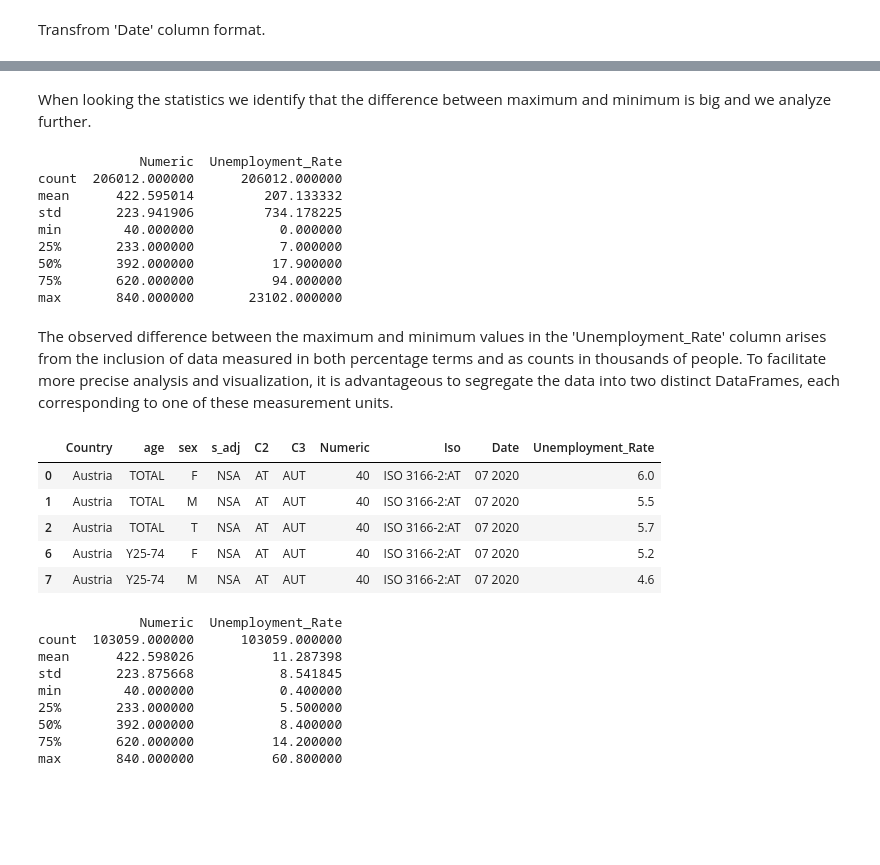
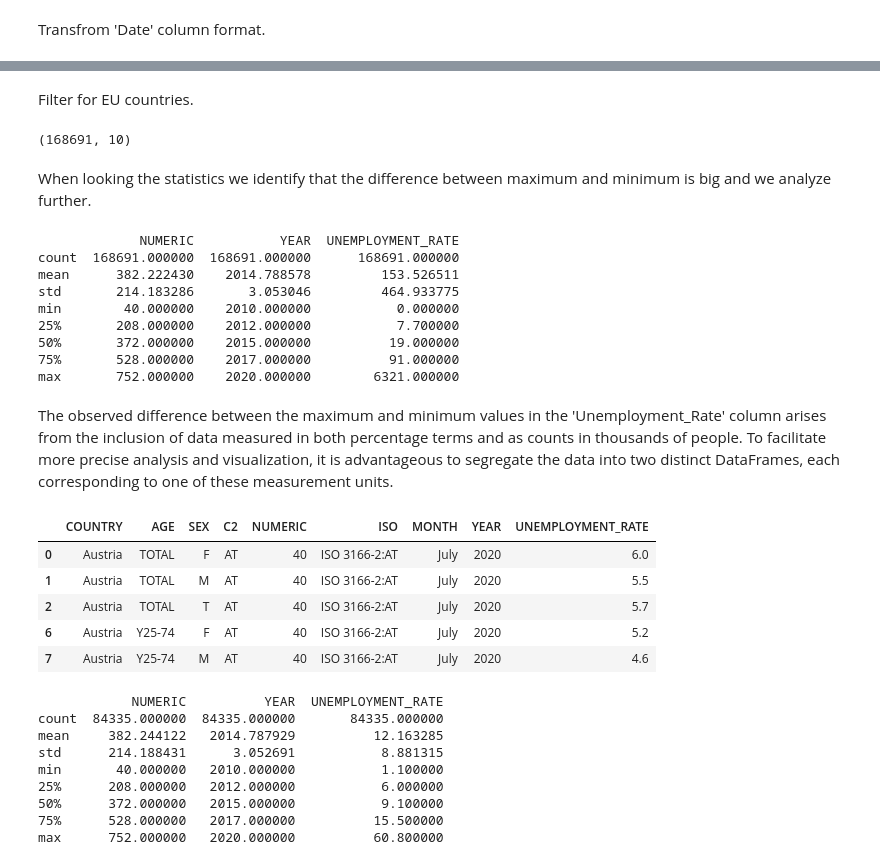
Before and after one commit to valzagrainca/Analysis-of-unemployment-in-EU-countries, a Jupyter notebook: unemployment.ipynb, the cells around one changed output, grey strips where cells are left out. Drawn from its saved outputs; the diff is of its cells as text; code cells hidden in the pictures; blank space fills up the shorter version.

Commit message:
Filter only EU  countries

```diff
--- a/unemployment.ipynb
+++ b/unemployment.ipynb
@@ -139,0 +142,3 @@ data_tr_df.head()
+# %%
+data_tr_df = data_tr_df.drop('C3', axis=1)
+data_tr_df.head()
@@ -196,7 +207,11 @@ Duplicated data:  0
 Transfrom 'Date' column format.
 # %%
 data_tr_df['Date'] = pd.to_datetime(data_tr_df['Date'], format='%YM%m ', errors='coerce')
-data_tr_df['Date'] = data_tr_df['Date'].dt.strftime('%m %Y')
+
+data_tr_df['Month'] = data_tr_df['Date'].dt.strftime('%B')
+data_tr_df['Year'] = data_tr_df['Date'].dt.year
+
+data_tr_df = data_tr_df.drop('Date', axis=1)
 
 data_tr_df.head()
 # %% [output]
@@ -208,0 +226,6 @@ data_tr_df.head()
+# %%
+data_tr_df = data_tr_df[['Country', 'age', 'unit', 'sex', 'C2', 'Numeric', 'Iso', 'Month', 'Year', 'Unemployment_Rate']]
+
+data_tr_df.columns = [col.upper() for col in data_tr_df.columns]
+
+data_tr_df.head()
@@ -209,39 +239,47 @@ data_tr_df.head()
+# %% [markdown]
+Filter for EU countries.
+# %%
+eu_countries = ['AT','BE','BG','CY','CZ','DE','DK','EE','ES','FI','FR','GR','HR','HU','IE','IT','LT','LU','LV','MT','NL','PO','PT','RO','SE','SI','SK']  # Add the correct EU country codes
+data_tr_df = data_tr_df[data_tr_df['C2'].isin(eu_countries)]
+data_tr_df.shape
+# %% [output]
+(168691, 10)
 # %% [markdown]
 When looking the statistics we identify that the difference between maximum and minimum is big and we analyze further.
 # %%
 print(data_tr_df.describe())
 # %% [output]
-             Numeric  Unemployment_Rate
-count  206012.000000      206012.000000
-mean      422.595014         207.133332
-std       223.941906         734.178225
-min        40.000000           0.000000
-25%       233.000000           7.000000
-50%       392.000000          17.900000
-75%       620.000000          94.000000
-max       840.000000       23102.000000
+             NUMERIC           YEAR  UNEMPLOYMENT_RATE
+count  168691.000000  168691.000000      168691.000000
+mean      382.222430    2014.788578         153.526511
+std       214.183286       3.053046         464.933775
+min        40.000000    2010.000000           0.000000
+25%       208.000000    2012.000000           7.700000
+50%       372.000000    2015.000000          19.000000
+75%       528.000000    2017.000000          91.000000
+max       752.000000    2020.000000        6321.000000
 # %% [markdown]
 The observed difference between the maximum and minimum values in the 'Unemployment_Rate' column arises from the inclusion of data measured in both percentage terms and as counts in thousands of people. To facilitate more precise analysis and visualization, it is advantageous to segregate the data into two distinct DataFrames, each corresponding to one of these measurement units.
 # %%
-ts_df_pct = data_tr_df[data_tr_df["unit"] == "PC_ACT"].drop("unit", axis=1)  # Percentage Active Population
-ts_df_th = data_tr_df[data_tr_df["unit"] == "THS_PER"].drop("unit", axis=1)  # Thousands Person
+ts_df_pct = data_tr_df[data_tr_df["UNIT"] == "PC_ACT"].drop("UNIT", axis=1)  # Percentage Active Population
+ts_df_th = data_tr_df[data_tr_df["UNIT"] == "THS_PER"].drop("UNIT", axis=1)  # Thousands Person
 ts_df_pct.head(5)
 # %% [output]
-|  | Country | age | sex | s_adj | C2 | C3 | Numeric | Iso | Date | Unemployment_Rate |
-| 0 | Austria | TOTAL | F | NSA | AT | AUT | 40 | ISO 3166-2:AT | 07 2020 | 6.0 |
-| 1 | Austria | TOTAL | M | NSA | AT | AUT | 40 | ISO 3166-2:AT | 07 2020 | 5.5 |
-| 2 | Austria | TOTAL | T | NSA | AT | AUT | 40 | ISO 3166-2:AT | 07 2020 | 5.7 |
-| 6 | Austria | Y25-74 | F | NSA | AT | AUT | 40 | ISO 3166-2:AT | 07 2020 | 5.2 |
-| 7 | Austria | Y25-74 | M | NSA | AT | AUT | 40 | ISO 3166-2:AT | 07 2020 | 4.6 |
+|  | COUNTRY | AGE | SEX | C2 | NUMERIC | ISO | MONTH | YEAR | UNEMPLOYMENT_RATE |
+| 0 | Austria | TOTAL | F | AT | 40 | ISO 3166-2:AT | July | 2020 | 6.0 |
+| 1 | Austria | TOTAL | M | AT | 40 | ISO 3166-2:AT | July | 2020 | 5.5 |
+| 2 | Austria | TOTAL | T | AT | 40 | ISO 3166-2:AT | July | 2020 | 5.7 |
+| 6 | Austria | Y25-74 | F | AT | 40 | ISO 3166-2:AT | July | 2020 | 5.2 |
+| 7 | Austria | Y25-74 | M | AT | 40 | ISO 3166-2:AT | July | 2020 | 4.6 |
 # %%
 print(ts_df_pct.describe())
 # %% [output]
-             Numeric  Unemployment_Rate
-count  103059.000000      103059.000000
-mean      422.598026          11.287398
-std       223.875668           8.541845
-min        40.000000           0.400000
-25%       233.000000           5.500000
-50%       392.000000           8.400000
-75%       620.000000          14.200000
-max       840.000000          60.800000
+            NUMERIC          YEAR  UNEMPLOYMENT_RATE
+count  84335.000000  84335.000000       84335.000000
+mean     382.244122   2014.787929          12.163285
+std      214.188431      3.052691           8.881315
+min       40.000000   2010.000000           1.100000
+25%      208.000000   2012.000000           6.000000
+50%      372.000000   2015.000000           9.100000
+75%      528.000000   2017.000000          15.500000
+max      752.000000   2020.000000          60.800000
```
Also changed, not shown: parts of 7 cells of this notebook.
